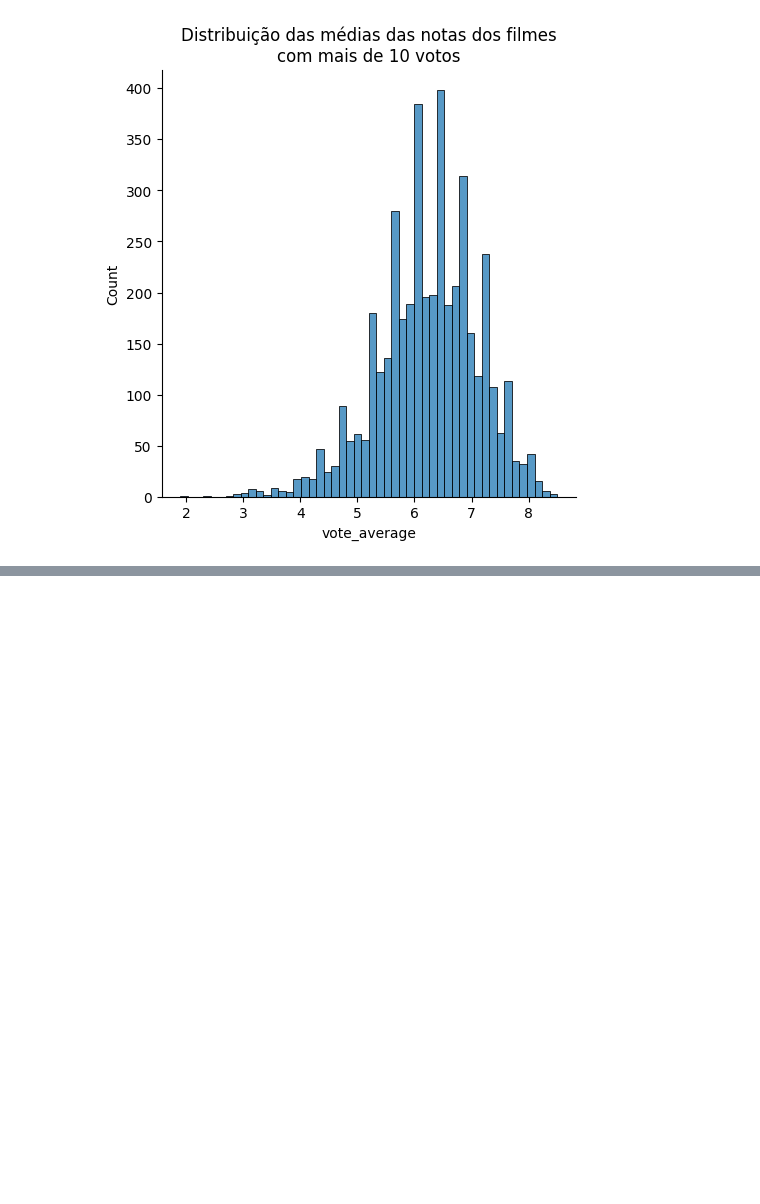
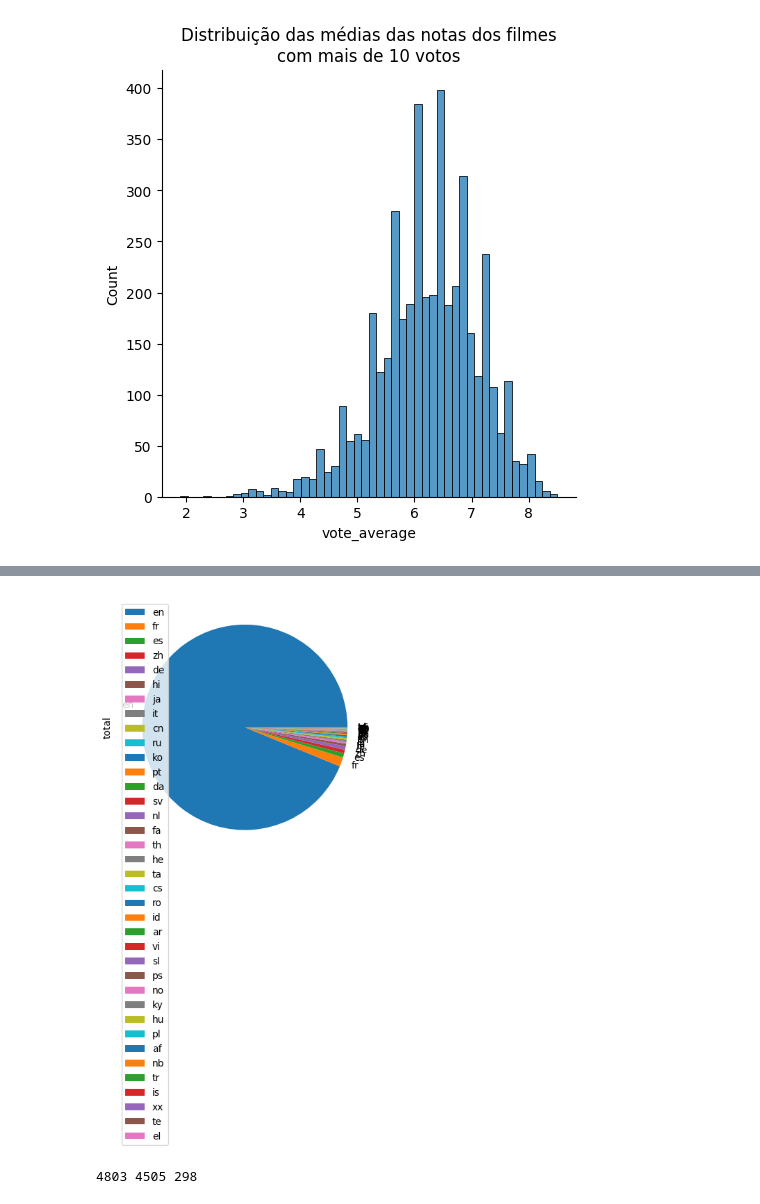
Before and after one commit to IronZiiz/data-science-start, a Jupyter notebook: IMDB_first_steps.ipynb, the cells around one changed output, grey strips where cells are left out. Cells and saved outputs as stored; diff of their text form; code cells hidden in the pictures; blank space fills up the shorter version.

```diff
--- a/IMDB_first_steps.ipynb
+++ b/IMDB_first_steps.ipynb
@@ -129,0 +194,14 @@ plt.show()
+# %%
+# A bad visualizaton
+contagem_de_lingua.plot(kind = "pie", y = 'total', labels = contagem_de_lingua['original_language'])
+plt.show()
+# %% [output]
+[figure, added]
+# %%
+total_por_lingua = tmdb['original_language'].value_counts()
+total_geral = total_por_lingua.sum()
+total_de_ingles = total_por_lingua.loc["en"] # localizeted
+total_do_resto = total_geral - total_de_ingles
+print(total_geral, total_de_ingles, total_do_resto)
+# %% [output]
+4803 4505 298
```
Also changed, not shown: parts of 12 cells of this notebook.
